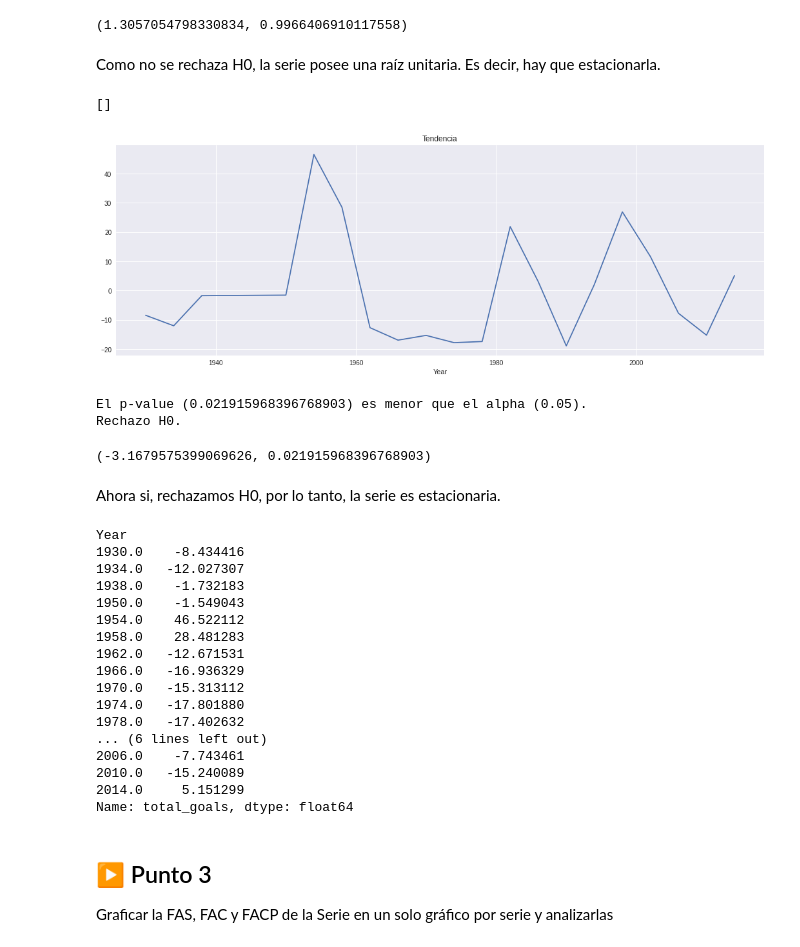
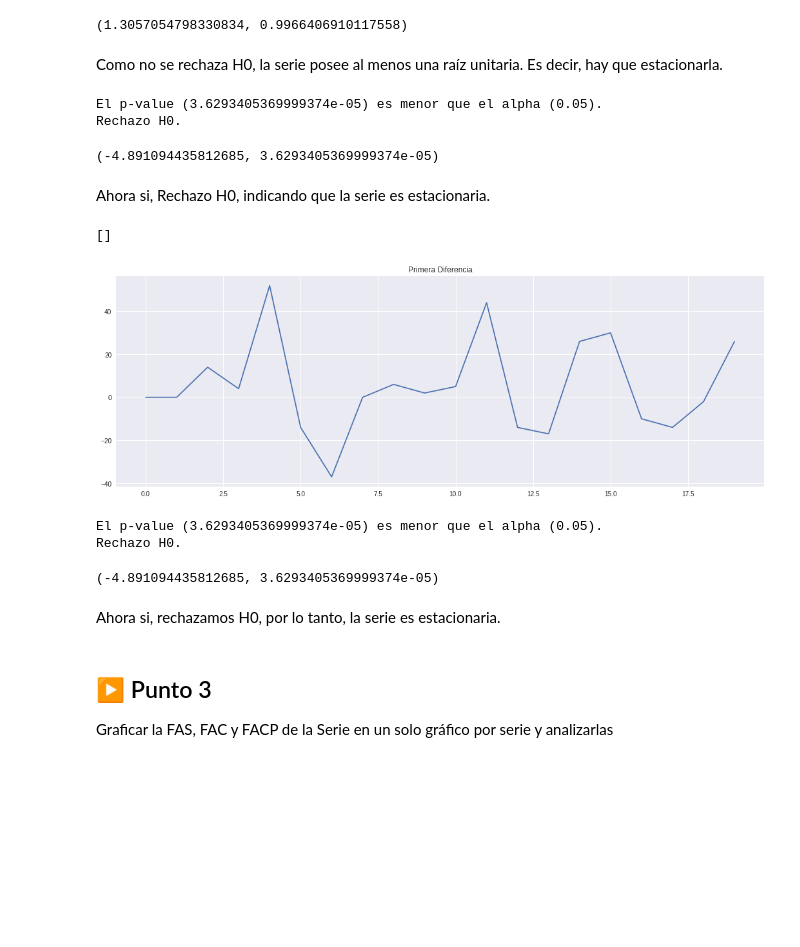
Before and after one commit to josefinavanotti/josefinavanotti, a Jupyter notebook: TP_Python_Estadísitica_Actuarial.ipynb, the cells around one changed output. Cells and saved outputs as stored; diff of their text form; code cells hidden in the pictures; blank space fills up the shorter version.

```diff
--- a/TP_Python_Estadísitica_Actuarial.ipynb
+++ b/TP_Python_Estadísitica_Actuarial.ipynb
@@ -206,15 +235,0 @@ WARNING:matplotlib.legend:No handles with labels found to put in legend.
-# %%
-#Para una funcion de distribucion binomial B(n,p) con n cantidad de goles y probabilidad de cada gol
-n = home_team_goals['Home Team Goals'].max()
-Freq = pd.crosstab(index=home_team_goals['Home Team Goals'], columns='count')
-Freq2 = Freq/Freq.sum()
-#Freq2 = Freq2.rename(columns={'count':'fi'})
-Freq3 = Freq2.cumsum()
-Freq3 = Freq3.rename(columns={'count':'Fi'})
-
-#Freq2 = Freq2.reset_index()
-Freq2.hist()
-#Freq3
-#Frequency = pd.concat([Freq2,Freq3],axis=1)
-#Frequency.rename(columns={'col_0':'Year'})
-plt.style.use('seaborn')
@@ -643,46 +613,37 @@ El p-value (0.9966406910117558) es mayor que el alpha (0.05).
 NO rechazo H0.
 (1.3057054798330834, 0.9966406910117558)
 # %% [markdown]
-Como no se rechaza H0, la serie posee una raíz unitaria. Es decir, hay que estacionarla.
+Como no se rechaza H0, la serie posee al menos una raíz unitaria. Es decir, hay que estacionarla.
+# %%
+## Calculo la primera diferencia
+primera_diferencia = y.diff().fillna(0)
+# %%
+## Vuelvo a probar Dickey-Fuller con la serie diferenciada una vez
+test_dickey_fuller(primera_diferencia,alpha=0.05)
+# %% [output]
+El p-value (3.6293405369999374e-05) es menor que el alpha (0.05).
+Rechazo H0.
+(-4.891094435812685, 3.6293405369999374e-05)
+# %% [markdown]
+Ahora si, Rechazo H0, indicando que la serie es estacionaria.
 # %%
 ## Serie estacionada
-goles_por_mundial_detrend = sm.tsa.detrend(goles_por_mundial, order=2, axis=1)
-plt.title("Tendencia")
+goles_por_mundial_detrend = primera_diferencia
+plt.title("Primera Diferencia")
 goles_por_mundial_detrend.plot(figsize=(18,6))
 plt.plot()
 # %% [output]
 []
-[figure, old version]
+[figure, new version]
 # %%
-## Pruebo otra vez test Dickey Fuller para la serie estacionada una vez
+## Pruebo otra vez test Dickey Fuller para la serie diferenciada una vez
 test_dickey_fuller(goles_por_mundial_detrend, alpha = 0.05)
 # %% [output]
-El p-value (0.021915968396768903) es menor que el alpha (0.05).
+El p-value (3.6293405369999374e-05) es menor que el alpha (0.05).
 Rechazo H0.
-(-3.1679575399069626, 0.021915968396768903)
+(-4.891094435812685, 3.6293405369999374e-05)
 # %% [markdown]
 Ahora si, rechazamos H0, por lo tanto, la serie es estacionaria.
-# %%
-#Esto no se
-goles_por_mundial - detrend
-# %% [output]
-Year
-1930.0    -8.434416
-1934.0   -12.027307
-1938.0    -1.732183
-1950.0    -1.549043
-1954.0    46.522112
-1958.0    28.481283
-1962.0   -12.671531
-1966.0   -16.936329
-1970.0   -15.313112
-1974.0   -17.801880
-1978.0   -17.402632
-... (6 lines left out)
-2006.0    -7.743461
-2010.0   -15.240089
-2014.0     5.151299
-Name: total_goals, dtype: float64
 # %% [markdown]
 ## ▶ Punto 3
 Graficar la FAS, FAC y FACP de la Serie en un solo gráfico por serie y analizarlas
```
Also changed, not shown: parts of 90 cells of this notebook.
